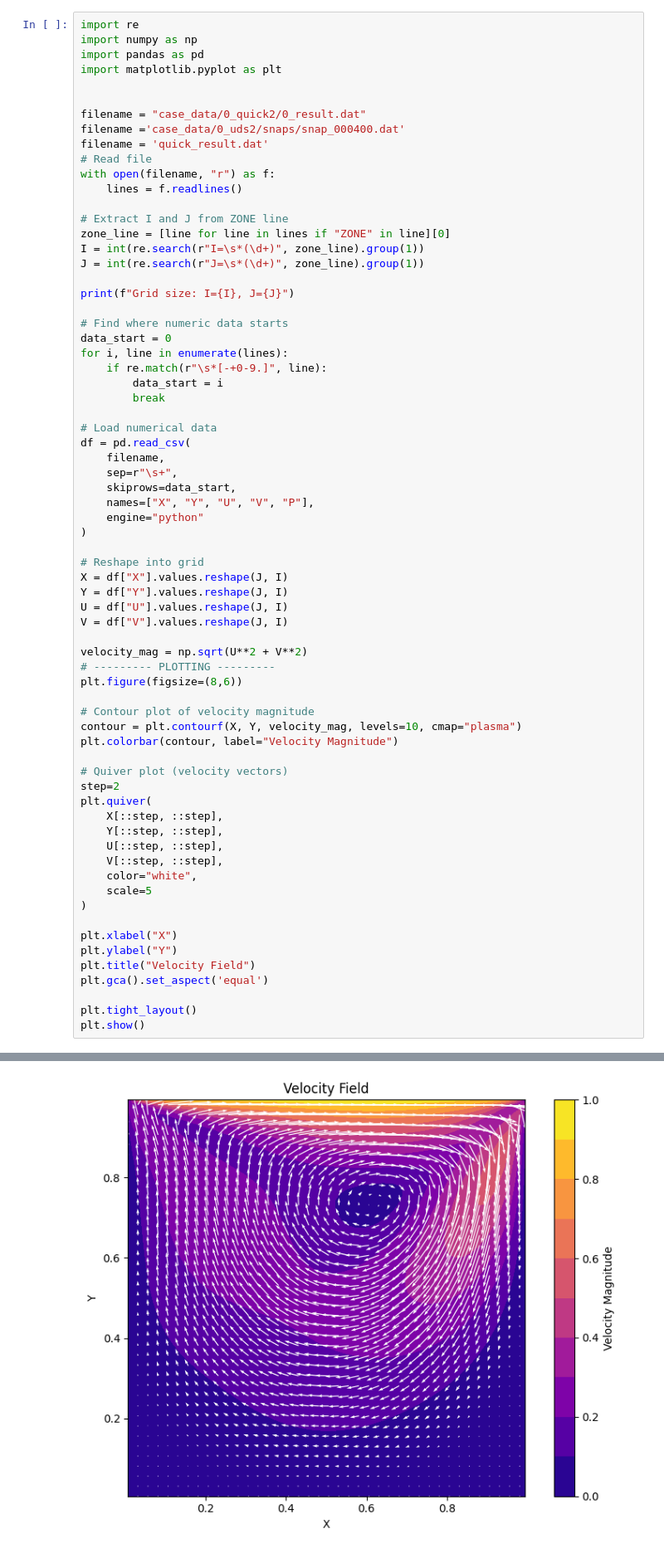
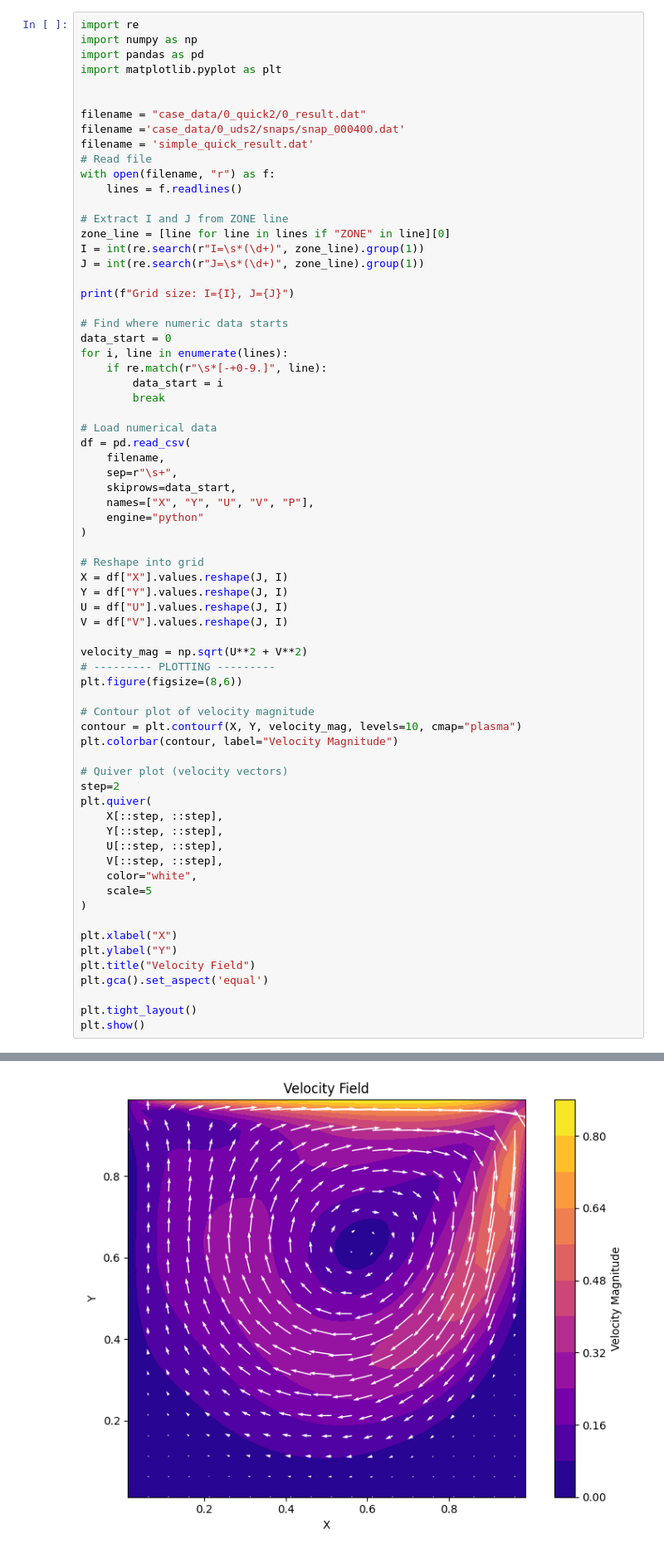
Before and after one commit to annashens/ME663-project, a Jupyter notebook: visualize.ipynb, the cells around one changed output, grey strips where cells are left out. Shown at 83% size. Cells and saved outputs as stored; diff of their text form.

```diff
--- a/visualize.ipynb
+++ b/visualize.ipynb
@@ -7,7 +7,7 @@ import matplotlib.pyplot as plt
 
 filename = "case_data/0_quick2/0_result.dat"
 filename ='case_data/0_uds2/snaps/snap_000400.dat'
-filename = 'quick_result.dat'
+filename = 'simple_quick_result.dat'
 # Read file
 with open(filename, "r") as f:
     lines = f.readlines()
@@ -72,4 +72,4 @@ Grid size: I=80, J=80
-[figure, old version]
+[figure, new version]
 # %%
 # --------- PLOTTING ---------
 plt.figure(figsize=(8,6))
```
Also changed, not shown: parts of 3 cells of this notebook, 13 other files.
